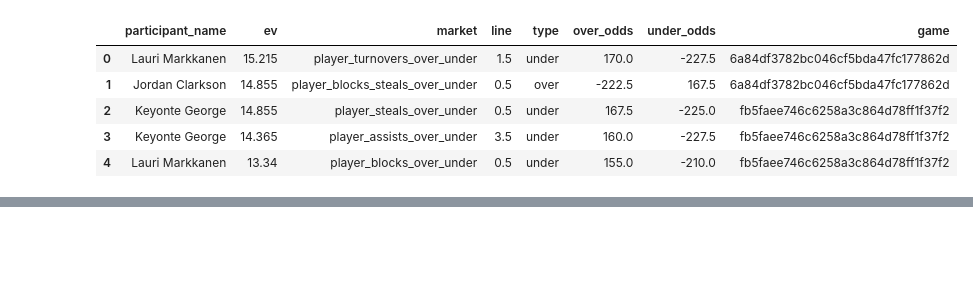
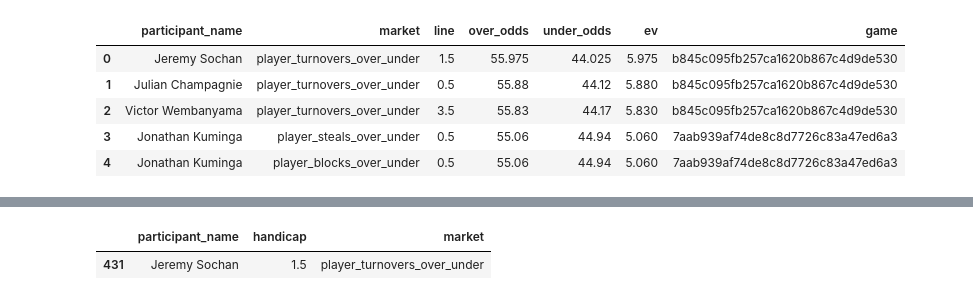
Before and after one commit to 24parida/PositiveEV, a Jupyter notebook: CurrentTesting/prizepicks_current.ipynb, the cells around one changed output, grey strips where cells are left out. Saved outputs shown, nothing was run; the diff lists cells and outputs as text; code cells hidden in the pictures; blank space fills up the shorter version.

```diff
--- a/CurrentTesting/prizepicks_current.ipynb
+++ b/CurrentTesting/prizepicks_current.ipynb
@@ -15,3 +16,5 @@ api.setAPI("O5b2PclgVIZtFEYI0SceTEKU1MUc9lx5XjkqDRXkwU0")
+# %%
+pd.set_option('display.max_rows', None)
 # %%
 ## pivot: converts a dataframe that contains two seperate rows for each player (one for over, one for under) to have one row for each player
 def pivot(df):
@@ -40,23 +43,20 @@ def calculate_odds(x, y=None):
     fair_prob1 = round(imp_prob1 / total_implied_prob * 100, 2)
     fair_prob2 = round(imp_prob2 / total_implied_prob * 100, 2)
 
-    index = "over" if fair_prob1 > fair_prob2 else "under"
+    return [fair_prob1, fair_prob2]
 
-    return {"type": index, "ev": max(fair_prob1, fair_prob2) - 50}
-
+## saves best bets
 def download_bets(best_bets):
     best_bets['market'] = best_bets['market'].str.replace(r'_|player|over_under', '', regex=True).str.strip()
     best_bets = best_bets.drop(columns=['game'])
     best_bets.to_csv(f"Bets_{datetime.now().strftime('%Y-%m-%d')}.csv", index=None)
 
+## check palyer's raw data (debugging function)
 def check_player(raw_bet_data, name, market, line=None):
     pd.set_option('display.max_rows', None)
-    pd.set_option('display.max_columns', None)
     if line:
         display(raw_bet_data[(raw_bet_data['participant_name'] == name) & (raw_bet_data['market'] == market) & (raw_bet_data['handicap'] == line)])
         pd.reset_option('display.max_rows')
-        pd.reset_option('display.max_columns')
         return
     display(raw_bet_data[(raw_bet_data['participant_name'] == name) & (raw_bet_data['market'] == market)])
     pd.reset_option('display.max_rows')
-    pd.reset_option('display.max_columns')
@@ -66,7 +68,7 @@ def check_player(raw_bet_data, name, market, line=None):
 
 ud = pd.DataFrame.from_dict(api.get_fantasy_lines(LEAUGE_TYPE)['fantasy_books'])
 
-ud = ud[ud['bookie_key'] == "underdog"]
+ud = ud[ud['bookie_key'] == BOOK]
 ud = pd.DataFrame.from_dict(list(ud["markets"])[0])
 ud.columns = ['markets', 'lines']
 
@@ -94,5 +96,5 @@ df = df.sort_values(by=['game_id'])
 ud = df[['participant_name', 'line', 'market']]
 ud.columns = [ud.columns[0], 'handicap', 'market']
 
-result_df = df.groupby('game_id')['market'].agg(list).reset_index()
+result_df = df.groupby('game_id')['market'].agg(set).reset_index()
 games_to_check = dict(zip(result_df['game_id'], result_df['market']))
@@ -102,4 +101,7 @@ raw_bet_data = pd.DataFrame()
 # %%
+bets = pd.DataFrame(columns = ['participant_name', 'market', 'line', 'over_odds', 'under_odds'])
+raw_bet_data = pd.DataFrame()
+
 for game, markets in tqdm(games_to_check.items(), desc="Processing games"):
     for market in markets:
 
@@ -134,8 +136,8 @@ for game, markets in tqdm(games_to_check.items(), desc="Processing games"):
             if dataset.shape[0] > 0 and dataset.shape[1] > 0 and dataset.shape[0]%2 == 0:
                 dataset = pivot(dataset)
 
-                dataset = dataset[abs(dataset['over_odds']) < 250]
-                dataset = dataset[abs(dataset['under_odds']) < 250]
+                dataset = dataset[abs(dataset['over_odds']) < 225]
+                dataset = dataset[abs(dataset['under_odds']) < 225]
 
                 if dataset.shape[0] > 0 and dataset.shape[1] > 0:
                     new_datasets.append(dataset)
@@ -145,15 +147,17 @@ for game, markets in tqdm(games_to_check.items(), desc="Processing games"):
         final = pd.concat(new_datasets, axis=0)
         final = final.dropna()
 
-        final[['type', 'ev']] = final.apply(lambda row: pd.Series(calculate_odds(row['over_odds'], row['under_odds'])), axis=1)
-        final = final.groupby(['participant_name', 'line', 'type']).agg({'ev': 'median', 'over_odds':'median', 'under_odds':'median'}).reset_index()
+        final[['over_odds', 'under_odds']] = final.apply(lambda row: pd.Series(calculate_odds(row['over_odds'], row['under_odds'])), axis=1)
+        final = final.groupby(['participant_name', 'line']).agg({'over_odds':'median', 'under_odds':'median'}).reset_index()
 
+
+        final['ev'] = abs(final['over_odds'] - 50)
         final['market'] = market
         final['game'] = game
 
 
         if final.shape[0] > 0:
-            bets = pd.concat([bets, final[['participant_name', 'ev', 'type', 'market', 'line', 'over_odds', 'under_odds', 'game']]])
+            bets = pd.concat([bets, final[['participant_name', 'ev', 'market', 'line', 'over_odds', 'under_odds', 'game']]])
 # %%
 bets = bets.sort_values(by=['ev'], ascending=False)
 bets = bets.dropna()
@@ -170,10 +194,9 @@ Total Positive EV Bets found!: 44
 # %%
-display(best_bets.head())
-display(best_bets.tail())
+display(best_bets)
 # %% [output]
-|  | participant_name | ev | market | line | type | over_odds | under_odds | game |
-| 0 | Lauri Markkanen | 15.215 | player_turnovers_over_under | 1.5 | under | 170.0 | -227.5 | 6a84df3782bc046cf5bda47fc177862d |
-| 1 | Jordan Clarkson | 14.855 | player_blocks_steals_over_under | 0.5 | over | -222.5 | 167.5 | 6a84df3782bc046cf5bda47fc177862d |
-| 2 | Keyonte George | 14.855 | player_steals_over_under | 0.5 | under | 167.5 | -225.0 | fb5faee746c6258a3c864d78ff1f37f2 |
-| 3 | Keyonte George | 14.365 | player_assists_over_under | 3.5 | under | 160.0 | -227.5 | fb5faee746c6258a3c864d78ff1f37f2 |
-| 4 | Lauri Markkanen | 13.34 | player_blocks_over_under | 0.5 | under | 155.0 | -210.0 | fb5faee746c6258a3c864d78ff1f37f2 |
+|  | participant_name | market | line | over_odds | under_odds | ev | game |
+| 0 | Jeremy Sochan | player_turnovers_over_under | 1.5 | 55.975 | 44.025 | 5.975 | b845c095fb257ca1620b867c4d9de530 |
+| 1 | Julian Champagnie | player_turnovers_over_under | 0.5 | 55.88 | 44.12 | 5.880 | b845c095fb257ca1620b867c4d9de530 |
+| 2 | Victor Wembanyama | player_turnovers_over_under | 3.5 | 55.83 | 44.17 | 5.830 | b845c095fb257ca1620b867c4d9de530 |
+| 3 | Jonathan Kuminga | player_steals_over_under | 0.5 | 55.06 | 44.94 | 5.060 | 7aab939af74de8c8d7726c83a47ed6a3 |
+| 4 | Jonathan Kuminga | player_blocks_over_under | 0.5 | 55.06 | 44.94 | 5.060 | 7aab939af74de8c8d7726c83a47ed6a3 |
@@ -185,0 +203,5 @@ display(best_bets.tail())
+# %%
+ud[(ud['participant_name'] == 'Jeremy Sochan') & (ud['market'].str.contains('turnovers'))]
+# %% [output]
+|  | participant_name | handicap | market |
+| 431 | Jeremy Sochan | 1.5 | player_turnovers_over_under |
```
Also changed, not shown: parts of 14 cells of this notebook, 3 other files.
